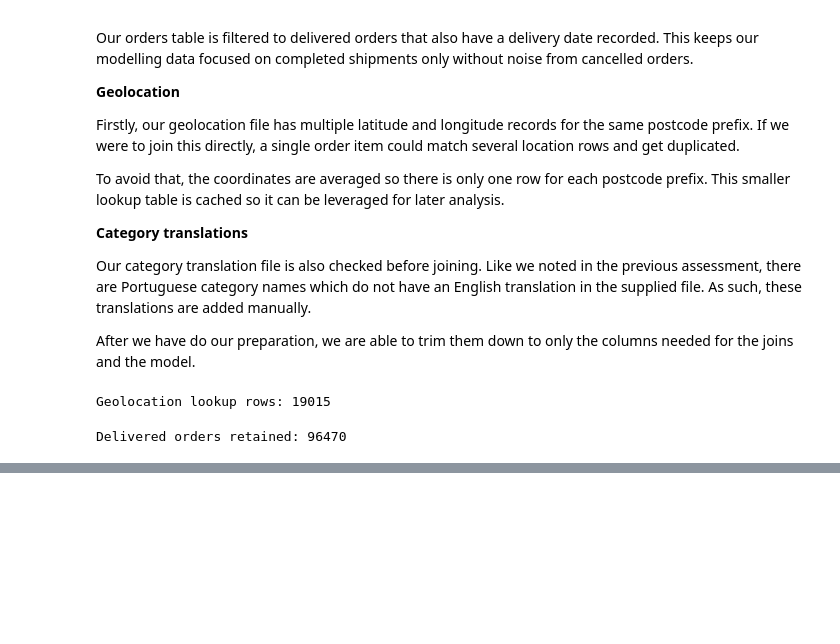
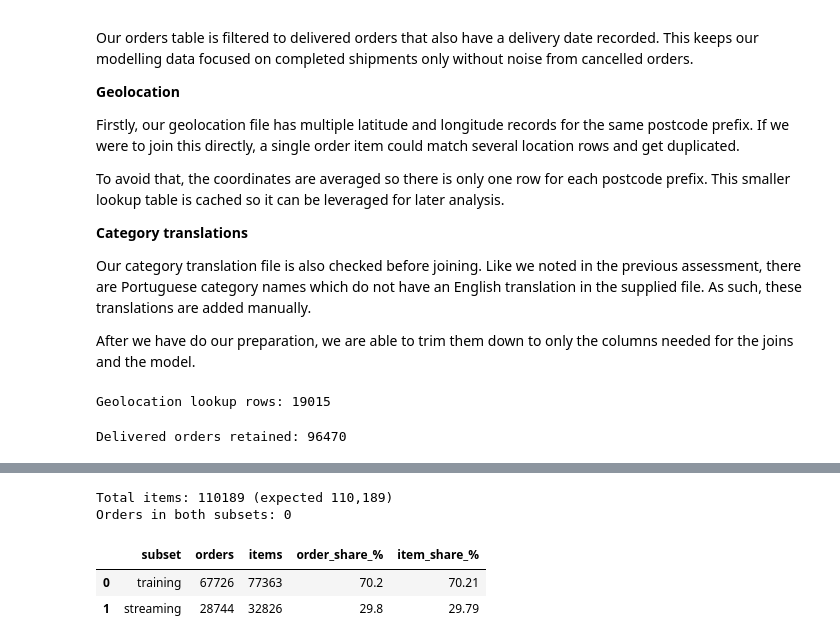
Before and after one commit to mounisha-dev21/ito5202-assessment2-streaming, a Jupyter notebook: assessment2.ipynb, the cells around one changed output, grey strips where cells are left out. Saved outputs shown, nothing was run; the diff lists cells and outputs as text; code cells hidden in the pictures; blank space fills up the shorter version.

```diff
--- a/assessment2.ipynb
+++ b/assessment2.ipynb
@@ -482,0 +720,61 @@ seller_geo = geo_lookup.select(
+# %%
+# Count rows in each subset
+train_items = train_df.count()
+stream_items = stream_df.count()
+
+# Count unique orders in each subset
+train_order_count = train_df.select("order_id").distinct().count()
+stream_order_count = stream_df.select("order_id").distinct().count()
+
+
+# Check that no order appears in both groups
+train_order_ids = train_df.select("order_id").distinct()
+stream_order_ids = stream_df.select("order_id").distinct()
+
+overlap = train_order_ids.join(
+    stream_order_ids,
+    on="order_id",
+    how="inner"
+).count()
+
+
+# Put the split results into a table
+split_rows = [
+    {
+        "subset": "training",
+        "orders": train_order_count,
+        "items": train_items
+    },
+    {
+        "subset": "streaming",
+        "orders": stream_order_count,
+        "items": stream_items
+    }
+]
+
+split_summary = pd.DataFrame(split_rows)
+
+# Calculate percentage shares
+total_orders = split_summary["orders"].sum()
+total_items = split_summary["items"].sum()
+
+split_summary["order_share_%"] = (
+    split_summary["orders"] / total_orders * 100
+).round(2)
+
+split_summary["item_share_%"] = (
+    split_summary["items"] / total_items * 100
+).round(2)
+
+
+# Final checks
+print("Total items:", train_items + stream_items, "(expected 110,189)")
+print("Orders in both subsets:", overlap)
+
+split_summary
+# %% [output]
+Total items: 110189 (expected 110,189)
+Orders in both subsets: 0
+|  | subset | orders | items | order_share_% | item_share_% |
+| 0 | training | 67726 | 77363 | 70.2 | 70.21 |
+| 1 | streaming | 28744 | 32826 | 29.8 | 29.79 |
```
Also changed, not shown: parts of 11 cells of this notebook.
